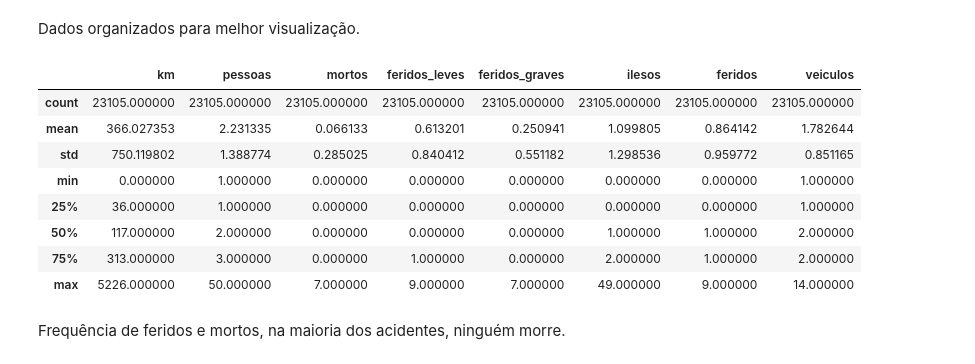
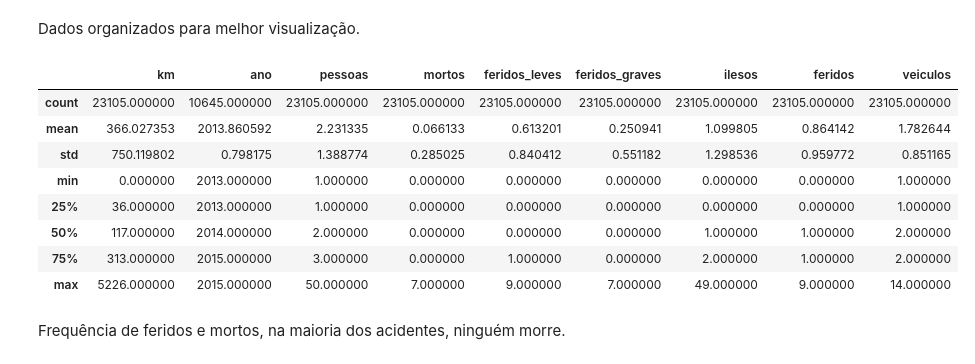
Before and after one commit to EmanuelMMB/Projeto-ICD, a Jupyter notebook: Acidentes de Trânsito em BRs (Fase1-Fase4).ipynb, the cells around one changed output. Cells and saved outputs as stored; diff of their text form; code cells hidden in the pictures.

```diff
--- a/Acidentes de Trânsito em BRs (Fase1-Fase4).ipynb
+++ b/Acidentes de Trânsito em BRs (Fase1-Fase4).ipynb
@@ -26,33 +27,35 @@ dataset.head()
 # %% [markdown]
 Dados organizados para melhor visualização.
 # %%
-dataset = dataset.drop(["id", "horario", "uf", "Nome da Origem", "br", "municipio", "ano", "ignorados"], axis=1)
-dataset['dia_semana'] = dataset['dia_semana'].apply(
-    lambda x: 'Segunda' if 'segunda' in x.lower() else
-              'Terça' if 'terça' in x.lower() else
-              'Quarta' if 'quarta' in x.lower() else
-              'Quinta' if 'quinta' in x.lower() else
-              'Sexta' if 'sexta' in x.lower() else
-              'Sábado' if 'sábado' in x.lower() else
-              'Domingo' if 'domingo' in x.lower() else x
+dataset = dataset.drop(["id", "horario", "uf", "Nome da Origem", "br", "municipio", "ignorados"], axis=1)
+
+dataset['causa_acidente'] = dataset['causa_acidente'].apply(
+    lambda x: 'Falta de Atenção' if 'falta de atenção' in x.lower() else
+              'Velocidade Incompatível' if 'velocidade incompatível' in x.lower() else
+              'Dormindo' if 'dormindo' in x.lower() else
+              'Ingestão de Álcool' if 'ingestão de álcool' in x.lower() else
+              'Defeito na Via' if 'defeito na via' in x.lower() else
+              'Ultrapassagem Indevida' if 'ultrapassagem indevida' in x.lower() else
+              'Não guardar distância de segurança' if 'condutor deixou de manter distância do veículo da frente' in x.lower() else x
 )
+#Arrumando os dados para melhor visualizar. -- EM.
 
-#Arrumando os dados para melhor visualizar. -- EM.
+contagem = dataset['causa_acidente'].value_counts() #Será necessário mais a frente. -- EM.
 
 dataset = dataset[dataset['feridos'] < 10]
 #Remoção de uma entrada incomum.
 
 dataset.describe()
 # %% [output]
-|  | km | pessoas | mortos | feridos_leves | feridos_graves | ilesos | feridos | veiculos |
-| count | 23105.000000 | 23105.000000 | 23105.000000 | 23105.000000 | 23105.000000 | 23105.000000 | 23105.000000 | 23105.000000 |
-| mean | 366.027353 | 2.231335 | 0.066133 | 0.613201 | 0.250941 | 1.099805 | 0.864142 | 1.782644 |
-| std | 750.119802 | 1.388774 | 0.285025 | 0.840412 | 0.551182 | 1.298536 | 0.959772 | 0.851165 |
-| min | 0.000000 | 1.000000 | 0.000000 | 0.000000 | 0.000000 | 0.000000 | 0.000000 | 1.000000 |
-| 25% | 36.000000 | 1.000000 | 0.000000 | 0.000000 | 0.000000 | 0.000000 | 0.000000 | 1.000000 |
-| 50% | 117.000000 | 2.000000 | 0.000000 | 0.000000 | 0.000000 | 1.000000 | 1.000000 | 2.000000 |
-| 75% | 313.000000 | 3.000000 | 0.000000 | 1.000000 | 0.000000 | 2.000000 | 1.000000 | 2.000000 |
-| max | 5226.000000 | 50.000000 | 7.000000 | 9.000000 | 7.000000 | 49.000000 | 9.000000 | 14.000000 |
+|  | km | ano | pessoas | mortos | feridos_leves | feridos_graves | ilesos | feridos | veiculos |
+| count | 23105.000000 | 10645.000000 | 23105.000000 | 23105.000000 | 23105.000000 | 23105.000000 | 23105.000000 | 23105.000000 | 23105.000000 |
+| mean | 366.027353 | 2013.860592 | 2.231335 | 0.066133 | 0.613201 | 0.250941 | 1.099805 | 0.864142 | 1.782644 |
+| std | 750.119802 | 0.798175 | 1.388774 | 0.285025 | 0.840412 | 0.551182 | 1.298536 | 0.959772 | 0.851165 |
+| min | 0.000000 | 2013.000000 | 1.000000 | 0.000000 | 0.000000 | 0.000000 | 0.000000 | 0.000000 | 1.000000 |
+| 25% | 36.000000 | 2013.000000 | 1.000000 | 0.000000 | 0.000000 | 0.000000 | 0.000000 | 0.000000 | 1.000000 |
+| 50% | 117.000000 | 2014.000000 | 2.000000 | 0.000000 | 0.000000 | 0.000000 | 1.000000 | 1.000000 | 2.000000 |
+| 75% | 313.000000 | 2015.000000 | 3.000000 | 0.000000 | 1.000000 | 0.000000 | 2.000000 | 1.000000 | 2.000000 |
+| max | 5226.000000 | 2015.000000 | 50.000000 | 7.000000 | 9.000000 | 7.000000 | 49.000000 | 9.000000 | 14.000000 |
 # %% [markdown]
 Frequência de feridos e mortos, na maioria dos acidentes, ninguém morre.
 # %%
```
Also changed, not shown: parts of 3 cells of this notebook, 1 other file.
